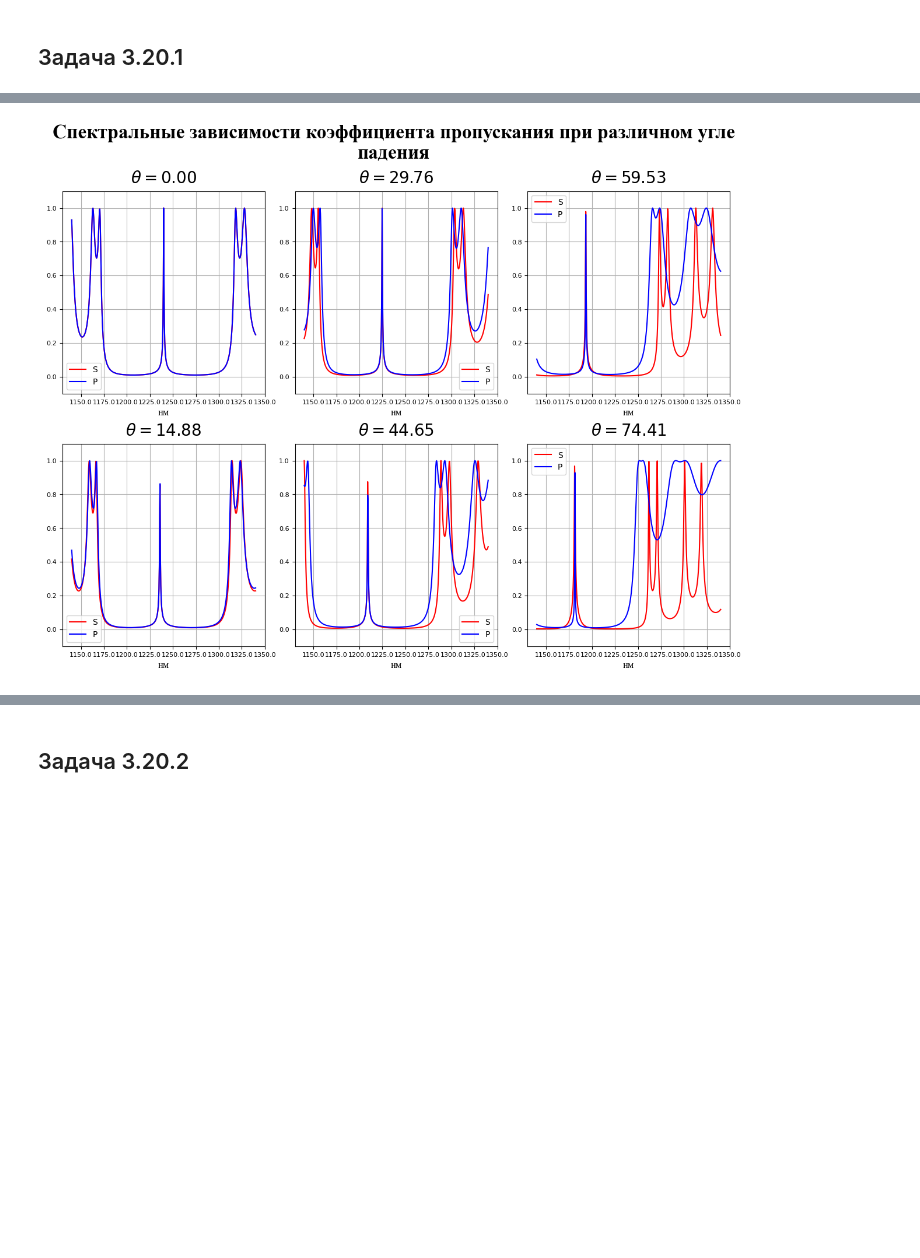
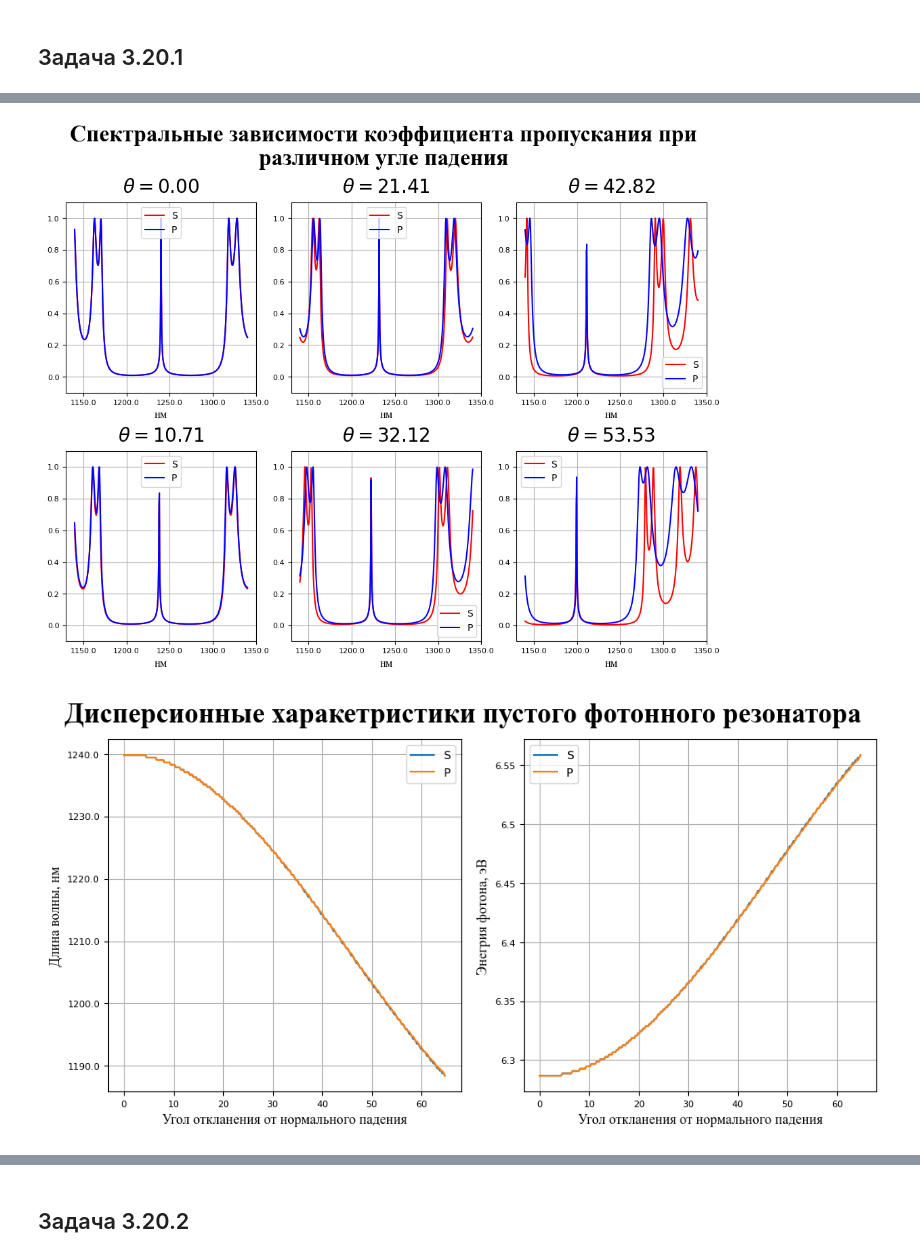
Before and after one commit to Belashov641618/NumericalsRSNO, a Jupyter notebook: Ex3.ipynb, the cells around one changed output, grey strips where cells are left out. Saved outputs shown, nothing was run; the diff lists cells and outputs as text; code cells hidden in the pictures; blank space fills up the shorter version.

```diff
--- a/Ex3.ipynb
+++ b/Ex3.ipynb
@@ -123,7 +125,7 @@ n1 = torch.tensor(3.000, device=device).view(1,1)
 n2 = torch.tensor(3.464, device=device).view(1,1)
 d1 = central_wavelength/(4*n1)
 d2 = central_wavelength/(4*n2)
-theta = torch.deg2rad(torch.linspace(0.,90.,128,device=device))[:-1].view(-1,1)
+theta = torch.deg2rad(torch.linspace(0.,65.,256,device=device))[:-1].view(-1,1)
 
 e0 = 12
 E0 = 1.0
@@ -155,29 +157,71 @@ crystal_P = CrystalNonOrthogonal(
 # %%
 cols = 3
 rows = 2
 
 wavelength_less = wavelength.squeeze().cpu()
 transition_S = crystal_S.transition[::theta.numel()//(cols*rows)][:cols*rows]
 transition_P = crystal_P.transition[::theta.numel()//(cols*rows)][:cols*rows]
 theta_less = theta.squeeze()[::theta.numel()//(cols*rows)][:cols*rows]
 wl_formatter, wl_unit = engineering.separatedformatter(delta_wavelength, 'м', 3)
 
-plot = TiledPlot(12,None)
+plot = TiledPlot(10,None)
 plot.FontLibrary = FontLibrary
 plot.pad.graph.vertical(0.1)
 plot.pad.graph.horizontal(0.05)
 plot.pad.title(0.1)
 plot.title("Спектральные зависимости коэффициента пропускания при различном угле падения")
 for rs, rp, t, (col, row) in zip(transition_S, transition_P, theta_less, product(range(cols),range(rows))):
     axes = plot.axes.add(col, row)
     axes.grid(True)
     axes.xaxis.set_major_formatter(wl_formatter)
     axes.set_ylim(-0.1, 1.1)
     plot.graph.label.x(wl_unit)
     plot.graph.title(f"$\\theta={degrees(t.item()):.2f}$")
     axes.plot(wavelength_less, rs.abs().cpu(), label="S", color="red")
     axes.plot(wavelength_less, rp.abs().cpu(), label="P", color="blue")
     axes.legend()
 plot.show()
+
+transition_S, transition_P = crystal_S.transition, crystal_P.transition
+differential_S = transition_S[:,1:] - transition_S[:,:-1]
+differential_P = transition_P[:,1:] - transition_P[:,:-1]
+
+wavelength_halfed = (wavelength_less[1:] + wavelength_less[:-1])/2
+central_wavelength_S = wavelength_halfed.view(1,-1)[:,torch.argmax(differential_S.abs(),dim=1)].squeeze()
+central_wavelength_P = wavelength_halfed.view(1,-1)[:,torch.argmax(differential_P.abs(),dim=1)].squeeze()
+
+omega_S = 2*torch.pi*3.0E+8/central_wavelength_S
+omega_P = 2*torch.pi*3.0E+8/central_wavelength_P
+energy_S = 4.135E-15*omega_S
+energy_P = 4.135E-15*omega_P
+energy_formatter, energy_unit = engineering.separatedformatter(max(energy_S.max().item(), energy_P.max().item()),'эВ')
+
+plot = TiledPlot(10,None)
+plot.FontLibrary = FontLibrary
+plot.pad.graph.vertical(0.1)
+plot.pad.graph.horizontal(0.05)
+plot.pad.title(0.1)
+plot.title("Дисперсионные харакетристики пустого фотонного резонатора")
+
+axes = plot.axes.add(0,0)
+axes.plot(torch.rad2deg(theta).squeeze().cpu(), central_wavelength_S.cpu(), label="S")
+axes.plot(torch.rad2deg(theta).squeeze().cpu(), central_wavelength_P.cpu(), label="P")
+axes.grid(True)
+axes.legend()
+axes.yaxis.set_major_formatter(wl_formatter)
+plot.graph.label.y(f"Длина волны, {wl_unit}")
+plot.graph.label.x(f"Угол откланения от нормального падения")
+
+axes = plot.axes.add(1,0)
+axes.plot(torch.rad2deg(theta).squeeze().cpu(), energy_S.cpu(), label="S")
+axes.plot(torch.rad2deg(theta).squeeze().cpu(), energy_P.cpu(), label="P")
+axes.grid(True)
+axes.legend()
+axes.yaxis.set_major_formatter(energy_formatter)
+plot.graph.label.y(f"Энегрия фотона, {energy_unit}")
+plot.graph.label.x(f"Угол откланения от нормального падения")
+
+plot.show()
 # %% [output]
-[figure, old version]
+[figure, new version]
+[figure, added]
```
Also changed, not shown: parts of 5 cells of this notebook, 1 other file.
